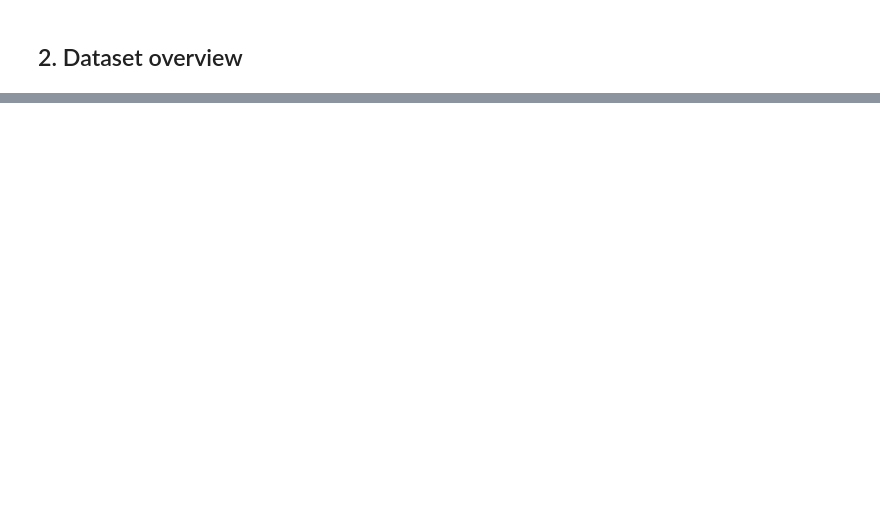
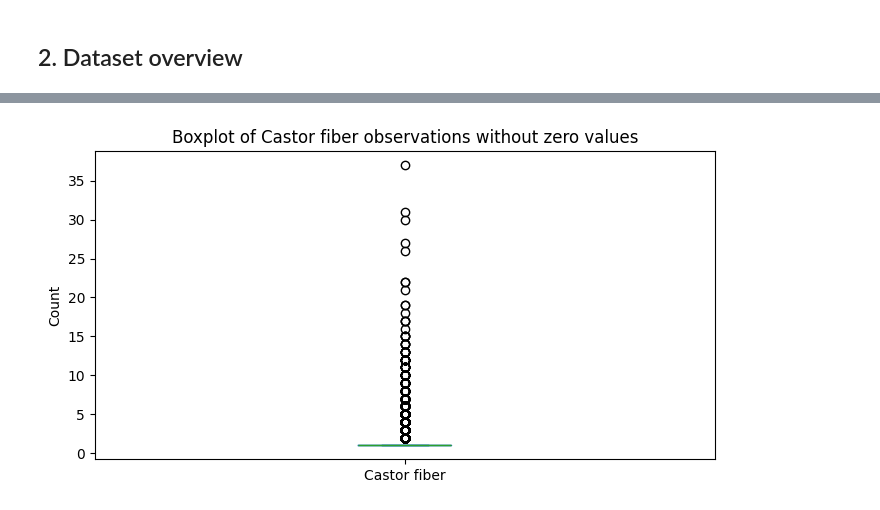
Before and after one commit to Shifu-boop/DSAI-Check-in-1, a Jupyter notebook: Check-in-1/Checkin-1.ipynb, the cells around one changed output, grey strips where cells are left out. Drawn from its saved outputs; the diff is of its cells as text; code cells hidden in the pictures; blank space fills up the shorter version.

```diff
--- a/Check-in-1/Checkin-1.ipynb
+++ b/Check-in-1/Checkin-1.ipynb
@@ -605,0 +3,16 @@ We will move from this sampled baseline to the full dataset using more scalable
+# %%
+
+import numpy as np
+import matplotlib.pyplot as plt
+import seaborn as sns
+
+
+
+species_df = pd.read_csv("Castor fiber.csv", low_memory=False)
+habitat_df = pd.read_csv("habitats_cbs_2022.csv")
+
+df = species_df.merge(
+    habitat_df,
+    on=["decimalLongitude", "decimalLatitude"],
+    how="left"
+)
@@ -605,0 +83,10 @@ We will move from this sampled baseline to the full dataset using more scalable
+# %%
+habitat_cols = [
+    "agricultural", "built", "coast", "forest", "other",
+    "sand/heather", "water", "wetland", "main_habitat"
+]
+
+df = df.dropna(subset=habitat_cols)
+df = df.dropna(subset=["total_observations"])
+
+df.isna().sum()
@@ -605,0 +129,4 @@ We will move from this sampled baseline to the full dataset using more scalable
+# %%
+
+df["eventDate"] = pd.to_datetime(df["eventDate"], errors="coerce")
+df["Castor fiber"] = pd.to_numeric(df["Castor fiber"], errors="coerce")
@@ -605,0 +164,2 @@ We will move from this sampled baseline to the full dataset using more scalable
+# %%
+df = df[df["Castor fiber"] <= df["total_observations"]]
@@ -605,0 +183,12 @@ We will move from this sampled baseline to the full dataset using more scalable
+# %%
+import matplotlib.pyplot as plt
+
+castor_nonzero = df[df["Castor fiber"] > 0]
+
+plt.figure(figsize=(8, 4))
+castor_nonzero["Castor fiber"].plot(kind="box")
+plt.title("Boxplot of Castor fiber observations without zero values")
+plt.ylabel("Count")
+plt.show()
+# %% [output]
+[figure, added]
```
Also changed, not shown: parts of 62 cells of this notebook.
